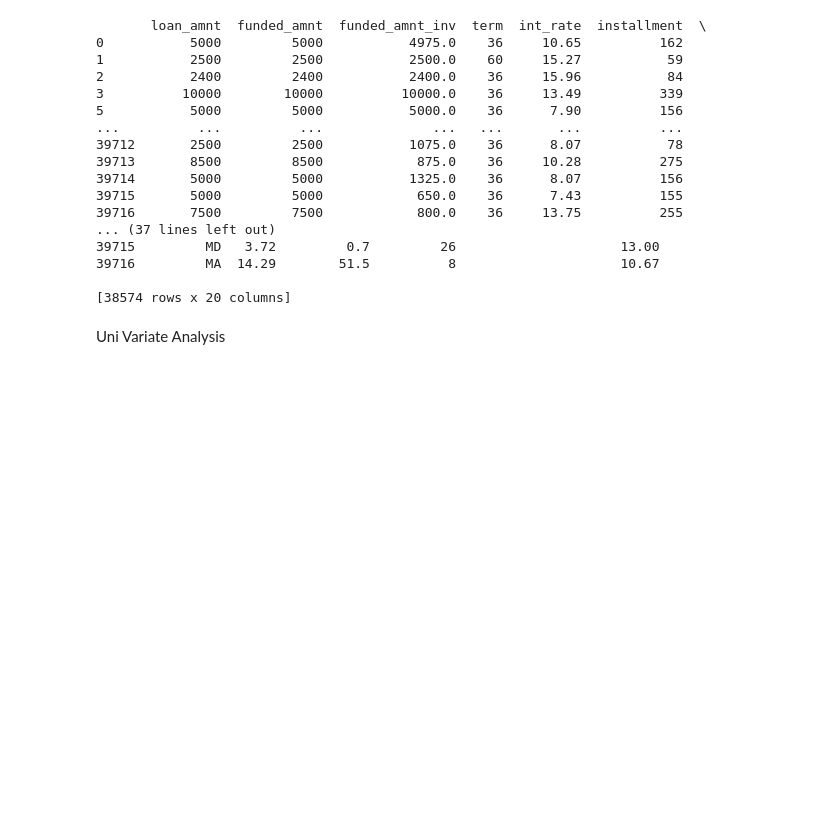
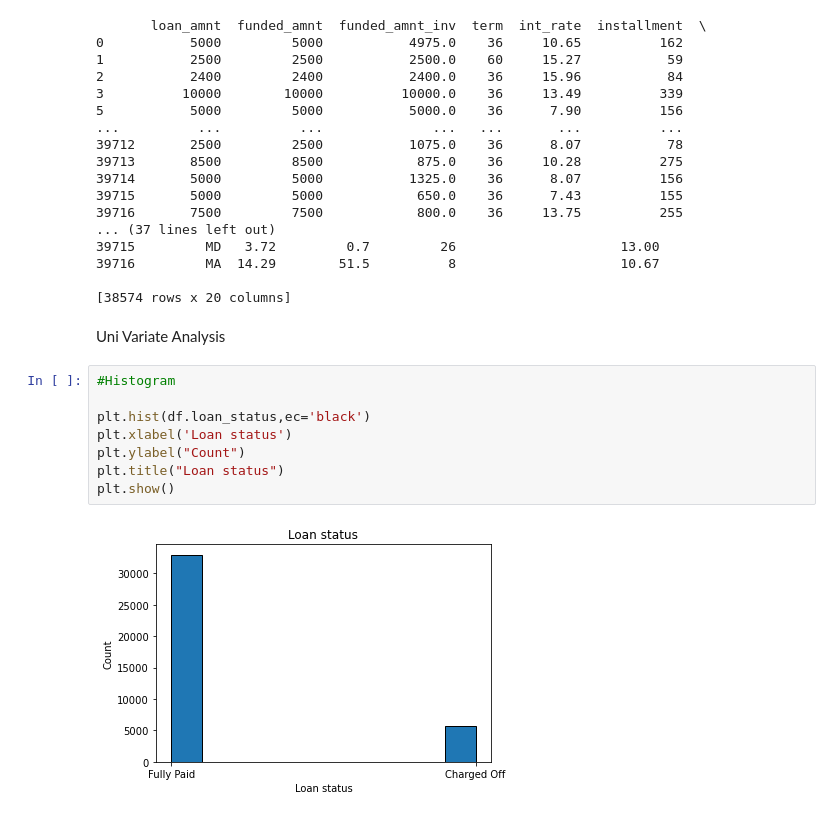
Before and after one commit to aswanth523/LendingClubCaseStudy, a Jupyter notebook: Lending_Club_Default_Analysis.ipynb, the cells around one changed output. Saved outputs shown, nothing was run; the diff lists cells and outputs as text; blank space fills up the shorter version.

Commit message:
Graphs

```diff
--- a/Lending_Club_Default_Analysis.ipynb
+++ b/Lending_Club_Default_Analysis.ipynb
@@ -117,3 +118,13 @@ print(df)
 [38574 rows x 20 columns]
 # %% [markdown]
 Uni Variate Analysis
+# %%
+#Histogram
+
+plt.hist(df.loan_status,ec='black')
+plt.xlabel('Loan status')
+plt.ylabel("Count")
+plt.title("Loan status")
+plt.show()
+# %% [output]
+[figure, added]
```
Also changed, not shown: parts of 4 cells of this notebook.
